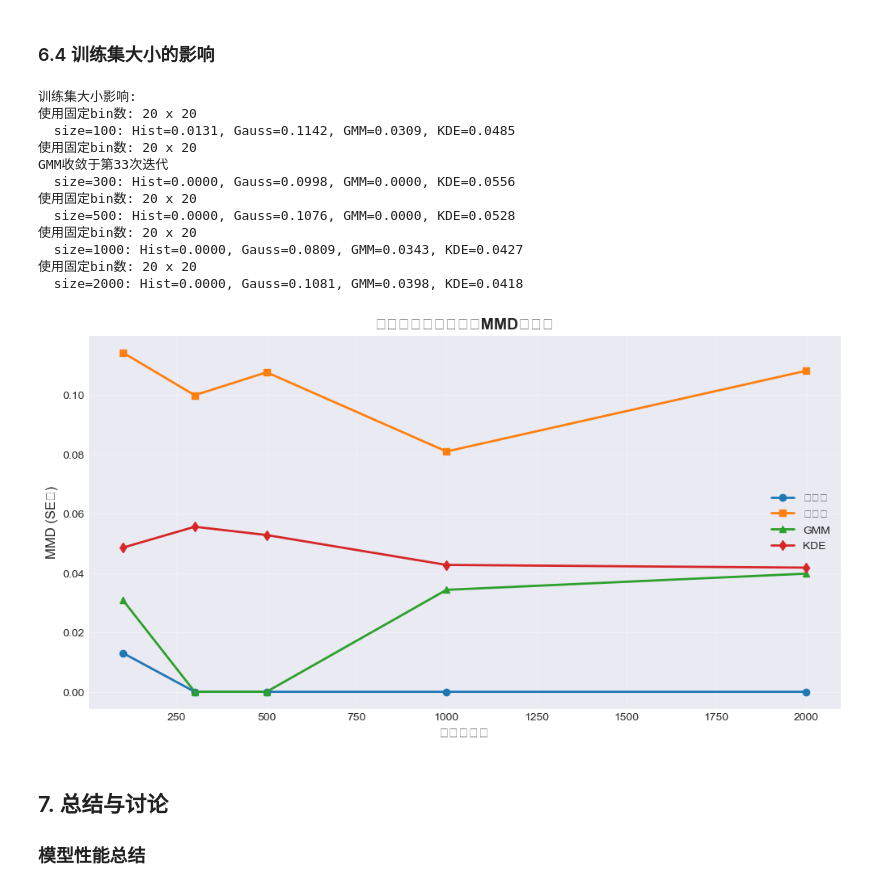
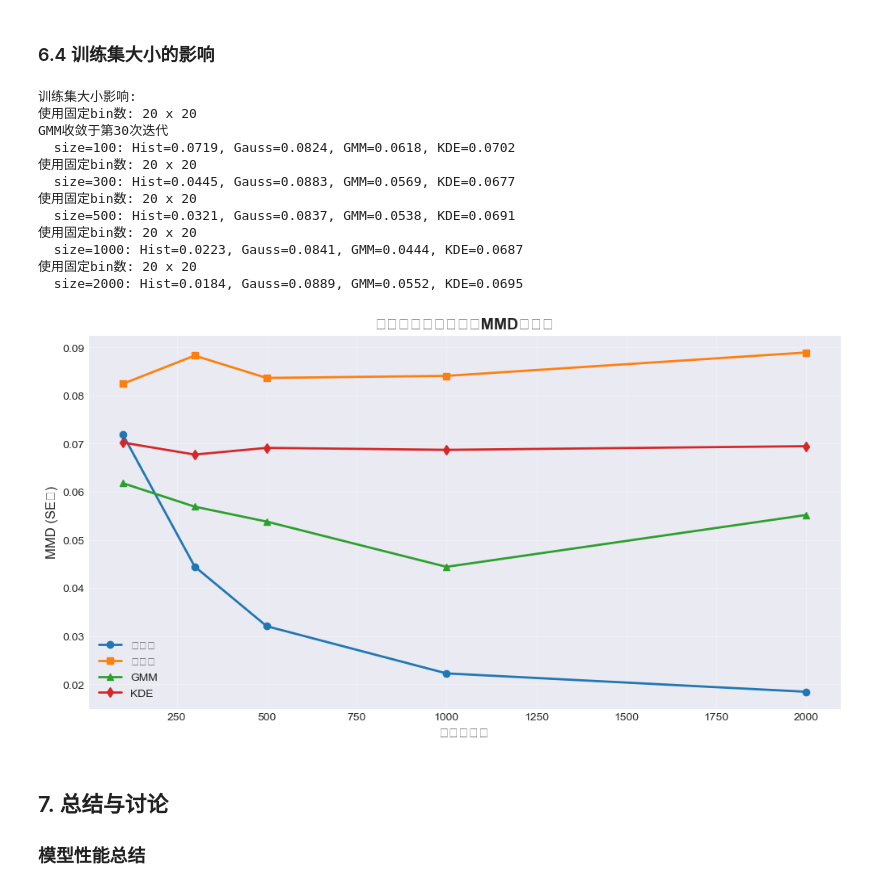
Before and after one commit to sena1818/GNNs, a Jupyter notebook: sheet/sheet_1/Two_Dimensionaldata.ipynb, the cells around one changed output. Cells and saved outputs as stored; diff of their text form; code cells hidden in the pictures.

```diff
--- a/sheet/sheet_1/Two_Dimensionaldata.ipynb
+++ b/sheet/sheet_1/Two_Dimensionaldata.ipynb
@@ -635,8 +635,8 @@ def evaluate_model(model, X_test, n_samples=1000, model_name="Model"):
     X_generated = model.sample(n_samples)
 
     # 计算MMD
-    mmd_se = compute_mmd(X_test, X_generated, kernel='se', h=1.0)
-    mmd_imq = compute_mmd(X_test, X_generated, kernel='imq', h=1.0)
+    mmd_se = compute_mmd(X_test, X_generated, kernel='se', h=0.1)
+    mmd_imq = compute_mmd(X_test, X_generated, kernel='imq', h=0.1)
 
     results = {
         'model': model_name,
@@ -663,13 +663,13 @@ if __name__ == "__main__":
     hist_model = Histogram()
     sg_model = SingleGaussian()
     gmm_model = GaussianMixtureModel(n_components=4, max_iter=100) # (固定超参数)
-    kde_model = KernelDensityEstimator(bandwidth=0.3) # (固定超参数)
+    kde_model = KernelDensityEstimator(bandwidth=0.1) # (固定超参数)
 
     models_to_train = {
         "直方图": hist_model,
         "单高斯": sg_model,
         "GMM (k=4)": gmm_model,
-        "KDE (h=0.3)": kde_model
+        "KDE (h=0.1)": kde_model
     }
 
     # 3. 训练所有模型
@@ -975,53 +978,53 @@ for size in train_sizes:
 
     # 直方图
     model_hist = Histogram(n_bins=20).fit(X_train_sub)
-    mmd_hist = compute_mmd(X_test, model_hist.sample(1000), kernel='se', h=1.0)
+    mmd_hist = compute_mmd(X_test, model_hist.sample(1000), kernel='se', h=0.1)
 
     # 单高斯
     model_gauss = SingleGaussian().fit(X_train_sub)
-    mmd_gauss = compute_mmd(X_test, model_gauss.sample(1000), kernel='se', h=1.0)
+    mmd_gauss = compute_mmd(X_test, model_gauss.sample(1000), kernel='se', h=0.1)
 
     # GMM
     model_gmm = GaussianMixtureModel(n_components=4, max_iter=50).fit(X_train_sub)
-    mmd_gmm = compute_mmd(X_test, model_gmm.sample(1000), kernel='se', h=1.0)
+    mmd_gmm = compute_mmd(X_test, model_gmm.sample(1000), kernel='se', h=0.1)
 
     # KDE
     model_kde = KernelDensityEstimator(bandwidth=0.3).fit(X_train_sub)
-    mmd_kde = compute_mmd(X_test, model_kde.sample(1000), kernel='se', h=1.0)
+    mmd_kde = compute_mmd(X_test, model_kde.sample(1000), kernel='se', h=0.1)
 
     mmd_results_size['size'].append(size)
     mmd_results_size['hist_mmd'].append(mmd_hist)
     mmd_results_size['gaussian_mmd'].append(mmd_gauss)
     mmd_results_size['gmm_mmd'].append(mmd_gmm)
     mmd_results_size['kde_mmd'].append(mmd_kde)
 
     print(f"  size={size}: Hist={mmd_hist:.4f}, Gauss={mmd_gauss:.4f}, GMM={mmd_gmm:.4f}, KDE={mmd_kde:.4f}")
 
 plt.figure(figsize=(12, 6))
 plt.plot(mmd_results_size['size'], mmd_results_size['hist_mmd'], 'o-', label='直方图', linewidth=2)
 plt.plot(mmd_results_size['size'], mmd_results_size['gaussian_mmd'], 's-', label='单高斯', linewidth=2)
 plt.plot(mmd_results_size['size'], mmd_results_size['gmm_mmd'], '^-', label='GMM', linewidth=2)
 plt.plot(mmd_results_size['size'], mmd_results_size['kde_mmd'], 'd-', label='KDE', linewidth=2)
 plt.xlabel('训练集大小', fontsize=12)
 plt.ylabel('MMD (SE核)', fontsize=12)
 plt.title('训练集大小对各模型MMD的影响', fontsize=14, fontweight='bold')
 plt.legend()
 plt.grid(True, alpha=0.3)
 plt.show()
 # %% [output]
 训练集大小影响:
 使用固定bin数: 20 x 20
-  size=100: Hist=0.0131, Gauss=0.1142, GMM=0.0309, KDE=0.0485
+GMM收敛于第30次迭代
+  size=100: Hist=0.0719, Gauss=0.0824, GMM=0.0618, KDE=0.0702
 使用固定bin数: 20 x 20
-GMM收敛于第33次迭代
-  size=300: Hist=0.0000, Gauss=0.0998, GMM=0.0000, KDE=0.0556
+  size=300: Hist=0.0445, Gauss=0.0883, GMM=0.0569, KDE=0.0677
 使用固定bin数: 20 x 20
-  size=500: Hist=0.0000, Gauss=0.1076, GMM=0.0000, KDE=0.0528
+  size=500: Hist=0.0321, Gauss=0.0837, GMM=0.0538, KDE=0.0691
 使用固定bin数: 20 x 20
-  size=1000: Hist=0.0000, Gauss=0.0809, GMM=0.0343, KDE=0.0427
+  size=1000: Hist=0.0223, Gauss=0.0841, GMM=0.0444, KDE=0.0687
 使用固定bin数: 20 x 20
-  size=2000: Hist=0.0000, Gauss=0.1081, GMM=0.0398, KDE=0.0418
+  size=2000: Hist=0.0184, Gauss=0.0889, GMM=0.0552, KDE=0.0695
-[figure, old version]
+[figure, new version]
 # %% [markdown]
 ## 7. 总结与讨论
 ### 模型性能总结
```
Also changed, not shown: parts of 6 cells of this notebook, 5 other files.
